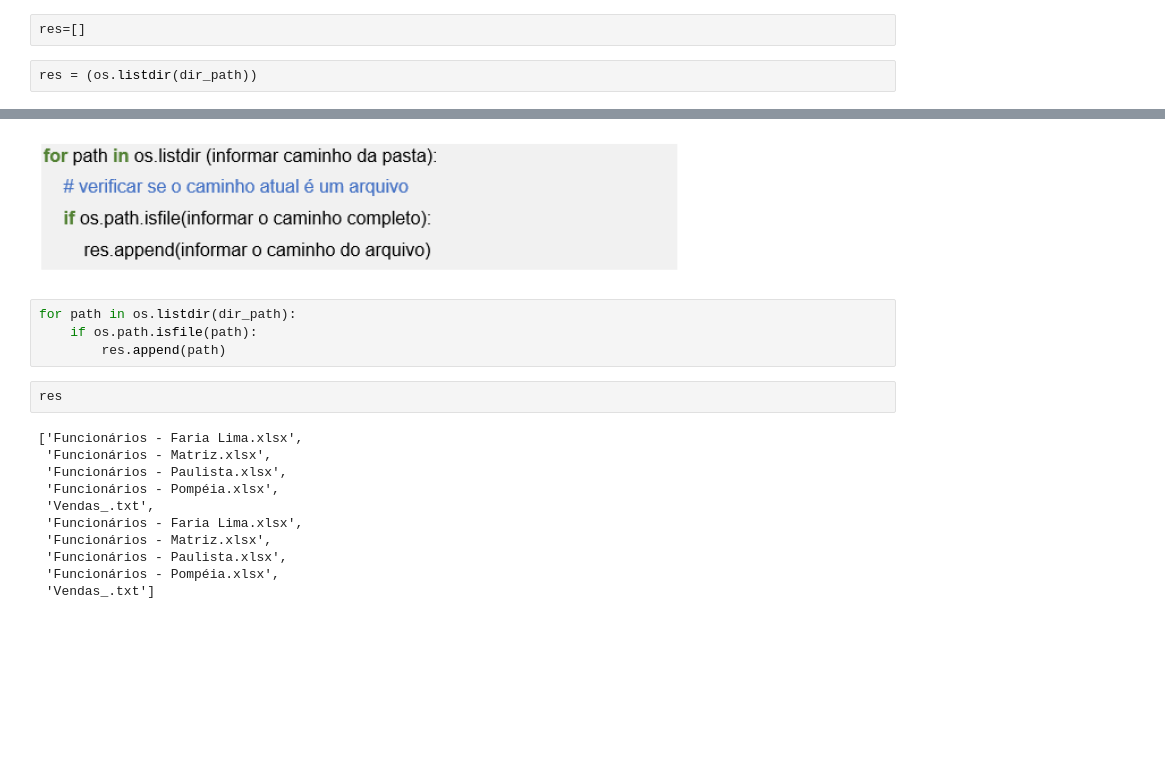
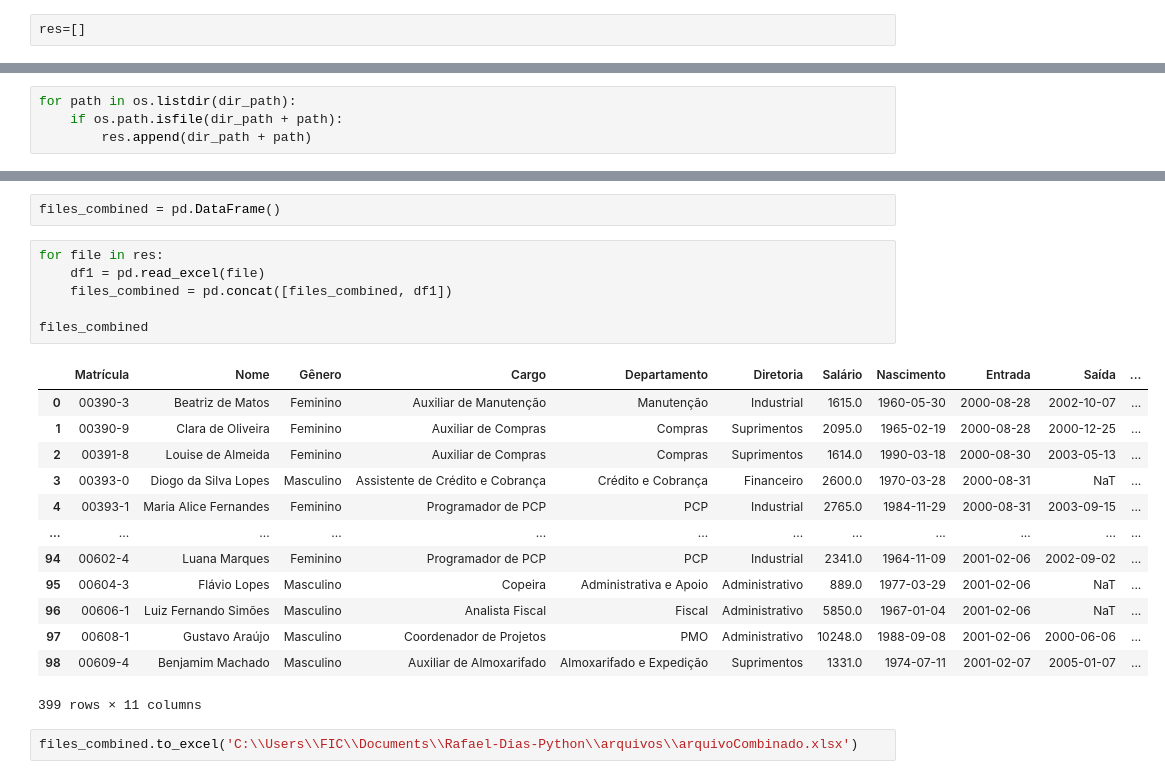
Before and after one commit to rafael-dias-1/fundamentos-bigData-python-SENAI, a Jupyter notebook: lista-5.ipynb, the cells around one changed output, grey strips where cells are left out. Drawn from its saved outputs; the diff is of its cells as text; blank space fills up the shorter version.

```diff
--- a/lista-5.ipynb
+++ b/lista-5.ipynb
@@ -952,5 +994,3 @@ os.getcwd()
 'C:\\Users\\FIC\\Documents\\Rafael-Dias-Python\\arquivos\\filiais'
 # %%
 res=[]
-# %%
-res = (os.listdir(dir_path))
@@ -957,3 +999,7 @@ res = (os.listdir(dir_path))
+# %%
+for path in os.listdir(dir_path):
+    if os.path.isfile(dir_path + path):
+        res.append(dir_path + path)
 # %%
 res
 # %% [output]
@@ -965,19 +1010,24 @@ res
-# %% [markdown]
-![image.png](attachment:image.png)
-# %%
-for path in os.listdir(dir_path):
-    if os.path.isfile(path):
-        res.append(path)
-# %%
-res
-# %% [output]
-['Funcionários - Faria Lima.xlsx',
- 'Funcionários - Matriz.xlsx',
- 'Funcionários - Paulista.xlsx',
- 'Funcionários - Pompéia.xlsx',
- 'Vendas_.txt',
- 'Funcionários - Faria Lima.xlsx',
- 'Funcionários - Matriz.xlsx',
- 'Funcionários - Paulista.xlsx',
- 'Funcionários - Pompéia.xlsx',
- 'Vendas_.txt']
+# %%
+files_combined = pd.DataFrame()
+# %%
+for file in res:
+    df1 = pd.read_excel(file)
+    files_combined = pd.concat([files_combined, df1])
+
+files_combined
+# %% [output]
+|  | Matrícula | Nome | Gênero | Cargo | Departamento | Diretoria | Salário | Nascimento | Entrada | Saída | ... |
+| 0 | 00390-3 | Beatriz de Matos | Feminino | Auxiliar de Manutenção | Manutenção | Industrial | 1615.0 | 1960-05-30 | 2000-08-28 | 2002-10-07 | ... |
+| 1 | 00390-9 | Clara de Oliveira | Feminino | Auxiliar de Compras | Compras | Suprimentos | 2095.0 | 1965-02-19 | 2000-08-28 | 2000-12-25 | ... |
+| 2 | 00391-8 | Louise de Almeida | Feminino | Auxiliar de Compras | Compras | Suprimentos | 1614.0 | 1990-03-18 | 2000-08-30 | 2003-05-13 | ... |
+| 3 | 00393-0 | Diogo da Silva Lopes | Masculino | Assistente de Crédito e Cobrança | Crédito e Cobrança | Financeiro | 2600.0 | 1970-03-28 | 2000-08-31 | NaT | ... |
+| 4 | 00393-1 | Maria Alice Fernandes | Feminino | Programador de PCP | PCP | Industrial | 2765.0 | 1984-11-29 | 2000-08-31 | 2003-09-15 | ... |
+| ... | ... | ... | ... | ... | ... | ... | ... | ... | ... | ... | ... |
+| 94 | 00602-4 | Luana Marques | Feminino | Programador de PCP | PCP | Industrial | 2341.0 | 1964-11-09 | 2001-02-06 | 2002-09-02 | ... |
+| 95 | 00604-3 | Flávio Lopes | Masculino | Copeira | Administrativa e Apoio | Administrativo | 889.0 | 1977-03-29 | 2001-02-06 | NaT | ... |
+| 96 | 00606-1 | Luiz Fernando Simões | Masculino | Analista Fiscal | Fiscal | Administrativo | 5850.0 | 1967-01-04 | 2001-02-06 | NaT | ... |
+| 97 | 00608-1 | Gustavo Araújo | Masculino | Coordenador de Projetos | PMO | Administrativo | 10248.0 | 1988-09-08 | 2001-02-06 | 2000-06-06 | ... |
+| 98 | 00609-4 | Benjamim Machado | Masculino | Auxiliar de Almoxarifado | Almoxarifado e Expedição | Suprimentos | 1331.0 | 1974-07-11 | 2001-02-07 | 2005-01-07 | ... |
+399 rows × 11 columns
+# %%
+files_combined.to_excel('C:\\Users\\FIC\\Documents\\Rafael-Dias-Python\\arquivos\\arquivoCombinado.xlsx')
```
Also changed, not shown: parts of 8 cells of this notebook, 1 other file.
